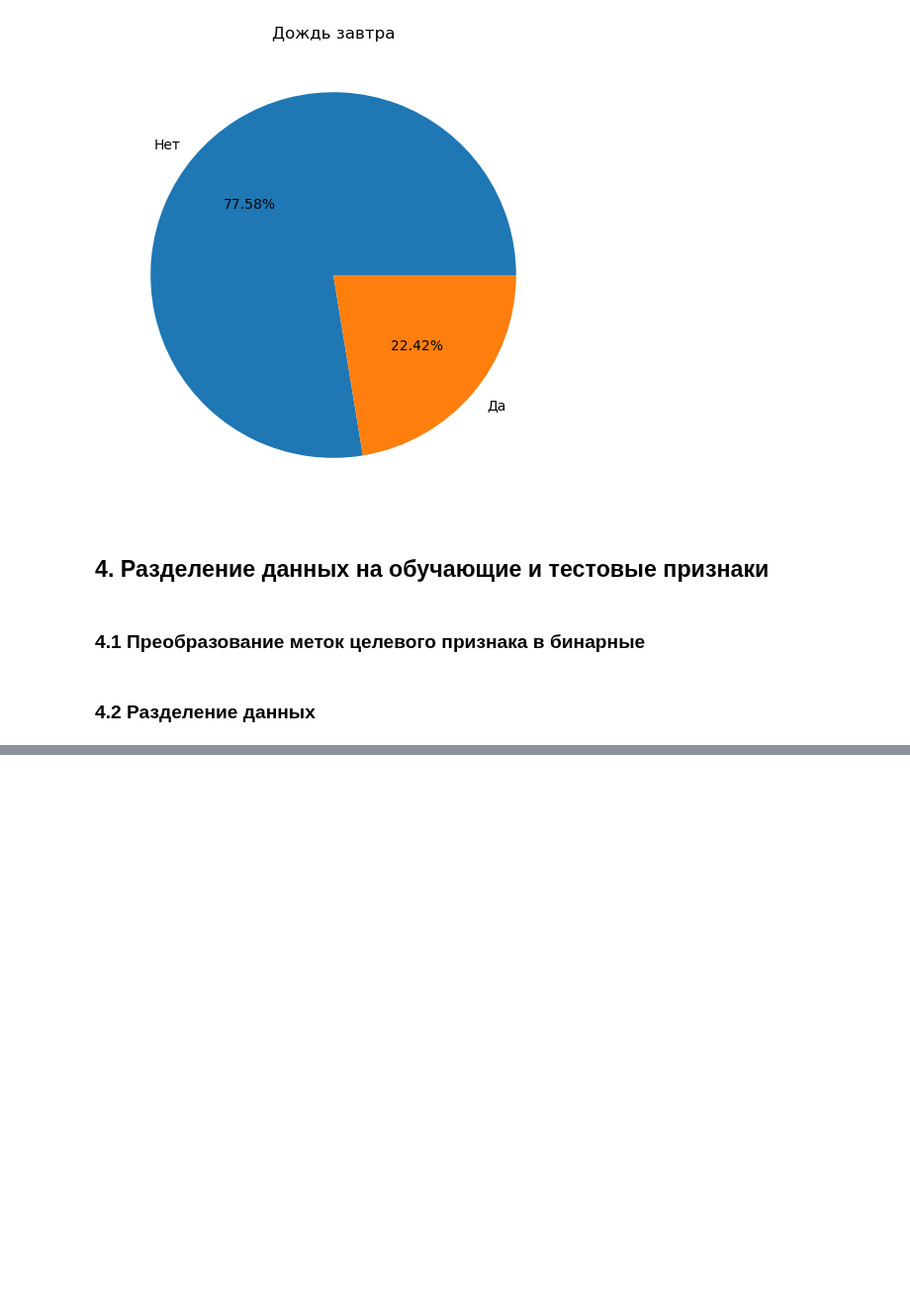
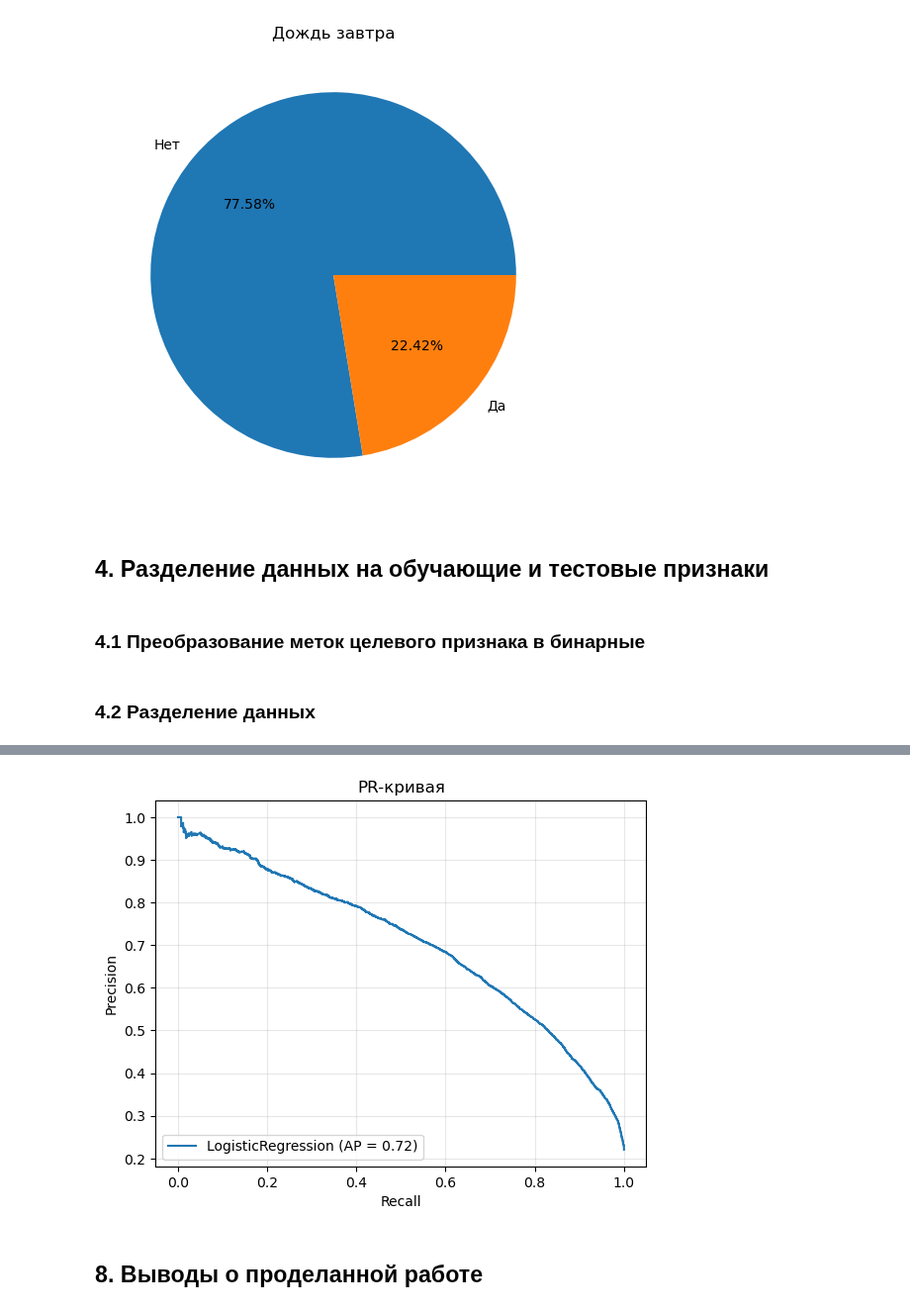
Before and after one commit to dnlygvtv/Python_for_Data_Science_HWs, a Jupyter notebook: HW/HW_9.ipynb, the cells around one changed output, grey strips where cells are left out. Shown at 99% size. Cells and saved outputs as stored; diff of their text form; code cells hidden in the pictures; blank space fills up the shorter version.

```diff
--- a/HW/HW_9.ipynb
+++ b/HW/HW_9.ipynb
@@ -373,0 +601,14 @@ ValueError: Input contains NaN
+# %%
+pr, r, _ = precision_recall_curve(y_test, pred_proba_test[:, 1])            # для класса 1
+
+display = PrecisionRecallDisplay(precision=pr, recall=r
+                                 , average_precision=precision_score(y_test, pred_test)
+                                 , estimator_name='LogisticRegression')
+display.plot()
+plt.title("PR-кривая")
+plt.grid(True, alpha=.3)
+plt.show()
+# %% [output]
+[figure, added]
+# %% [markdown]
+## 8. Выводы о проделанной работе
```
Also changed, not shown: parts of 19 cells of this notebook, 1 other file.
